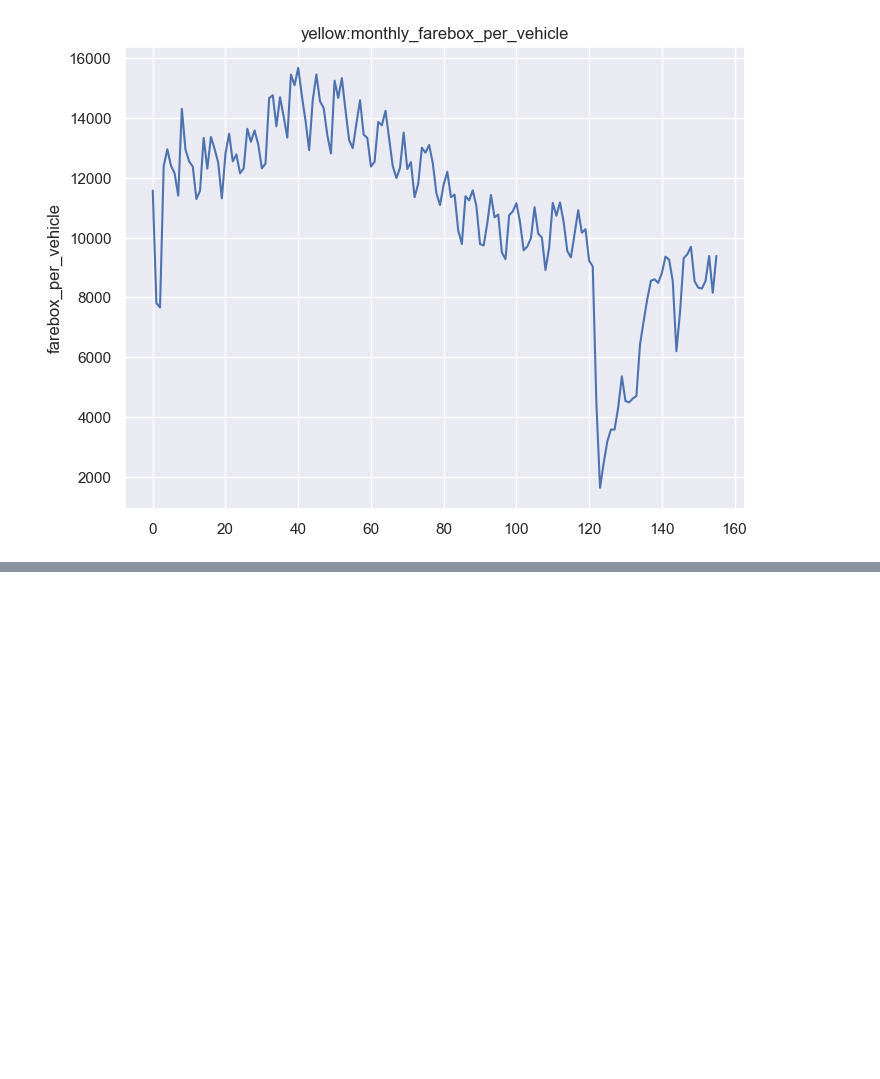
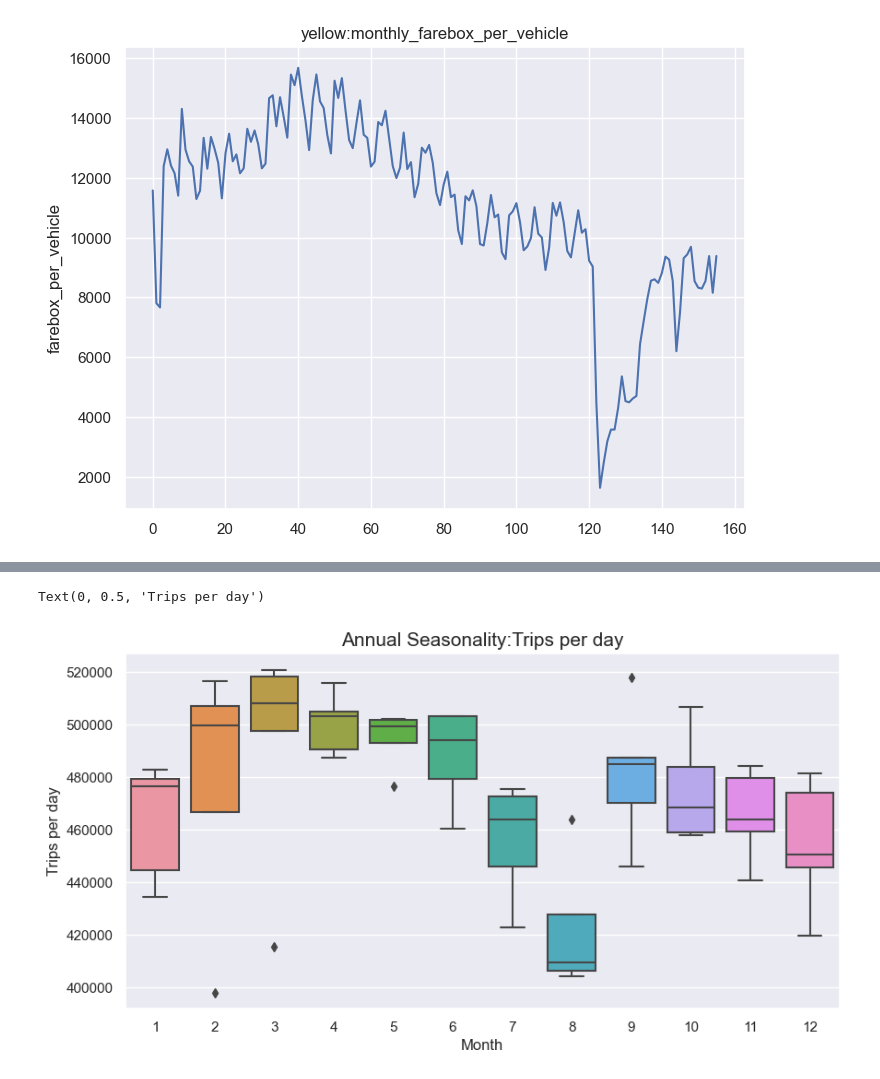
Before and after one commit to francomyburg/Proyecto_grupal_DS, a Jupyter notebook: luciano/EDA.ipynb, the cells around one changed output, grey strips where cells are left out. Saved outputs shown, nothing was run; the diff lists cells and outputs as text; code cells hidden in the pictures; blank space fills up the shorter version.

Commit message:
Update Seasonality

```diff
--- a/luciano/EDA.ipynb
+++ b/luciano/EDA.ipynb
@@ -417,0 +438,8 @@ plt.show(f)
+# %%
+Season = yellow[(yellow['year'] >= 2010) & (yellow['year'] <= 2014)]
+# %%
+Season['date'] = pd.to_datetime(Season['date'], format='%Y/%m')
+Season = Season.set_index('date')
+Season = Season.sort_index()
+Season = Season.asfreq('MS')
+Season.index
@@ -417,0 +468,10 @@ plt.show(f)
+# %%
+# Agrupamos los datos por mes y mostramos las distribuciones de cada grupo. De esta manera, se visualiza la estacionalidad anual.
+plt.figure(figsize = (10,5))
+sns.boxplot(data=Season,x=Season.index.month,y= Season.trips_per_day)
+plt.title('Annual Seasonality:Trips per day', fontsize = 15)
+plt.xlabel('Month')
+plt.ylabel('Trips per day')
+# %% [output]
+Text(0, 0.5, 'Trips per day')
+[figure, added]
```
Also changed, not shown: parts of 3 cells of this notebook, 3 other files.
